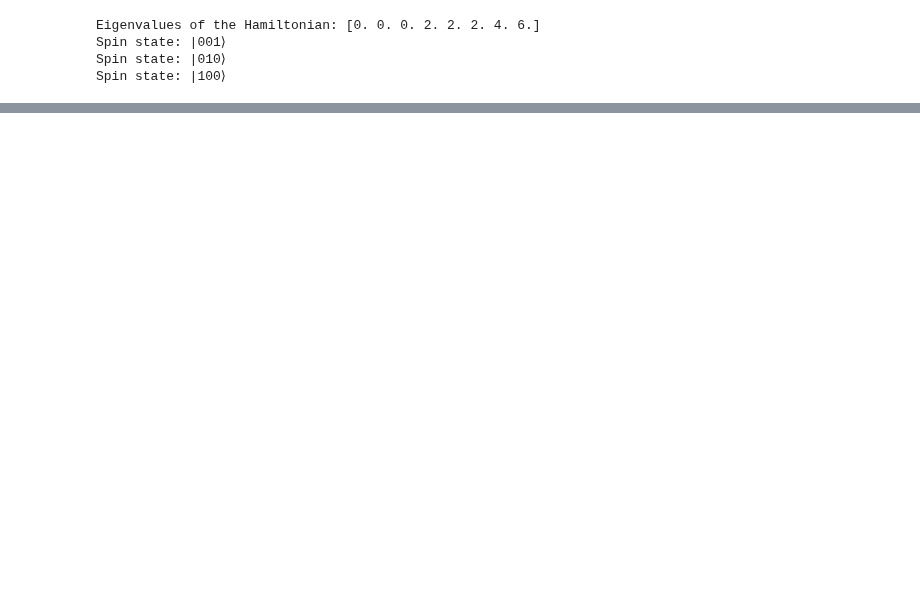
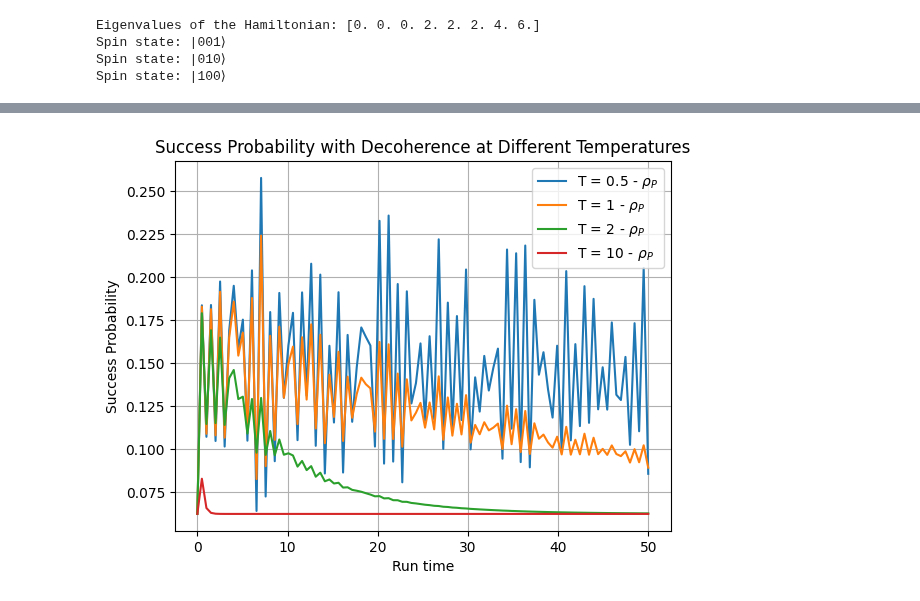
Before and after one commit to chenscheimq/QEC, a Jupyter notebook: EC3/EC3_q.ipynb, the cells around one changed output, grey strips where cells are left out. Cells and saved outputs as stored; diff of their text form; code cells hidden in the pictures; blank space fills up the shorter version.

```diff
--- a/EC3/EC3_q.ipynb
+++ b/EC3/EC3_q.ipynb
@@ -132,0 +180,54 @@ plt.show()
+# %%
+def bose_einstein_distribution(energy_diff, temperature):
+    if temperature == 0:
+        return 0
+    return 1 / (np.exp(energy_diff / temperature) - 1)
+
+def dissipator(ops, temperature, energy_diff, l):
+    decay_rate = bose_einstein_distribution(energy_diff, temperature)
+    return decay_rate * (l**2) * (ops.dag() * ops)
+
+times = np.linspace(0, 20, 100)
+s_values = times / max(times)
+
+lambda_2 = 0.1
+
+# temperatures = [1/10, 1/2, 1, 2, 10]
+temperatures = [1/2, 1, 2, 10]
+
+# Initial state (starting in the ground state of H_B)
+eigenvalues, eigenstates = Hb.eigenstates()
+ground_state_0 = eigenstates[0]
+rho0 = Qobj((ground_state_0 * ground_state_0.dag()), dims=Hp.dims)
+
+# Target state (ground state of H_P)
+target_state = Hp.groundstate()[1]
+rho1 = target_state * target_state.dag()
+
+
+# Solve the master equation for each temperature
+e_ops = [rho0, rho1]
+for T in temperatures:
+    c_ops = []
+    for i in range(n_qubits):
+        sigma_i = tensor([sigmam() if j == i else I for j in range(n_qubits)])
+        c_ops.append(Qobj(dissipator(sigma_i, T, energy_diff, np.sqrt(lambda_2)).data, dims=Hp.dims))
+
+    results = mesolve([H_t(s, Hp, Hb) for s in s_values], rho0, times, c_ops, e_ops=e_ops)
+
+    # success_prob = [np.abs(state.overlap(target_state)) for state in results.states]
+    # plt.plot(times, success_prob, label=f"T = {T}")
+
+    # exp1 = results.expect[0]
+    exp2 = results.expect[1]
+    # plt.plot(times, exp1, label=f"T = {T} - " + r"$\rho_{B}$")
+    plt.plot(times, exp2, label=f"T = {T} - " + r"$\rho_{P}$")
+
+plt.xlabel('Run time')
+plt.ylabel('Success Probability')
+plt.title('Success Probability with Decoherence at Different Temperatures')
+plt.legend()
+plt.grid(True)
+plt.show()
+# %% [output]
+[figure, added]
```
Also changed, not shown: parts of 5 cells of this notebook, 2 other files.
